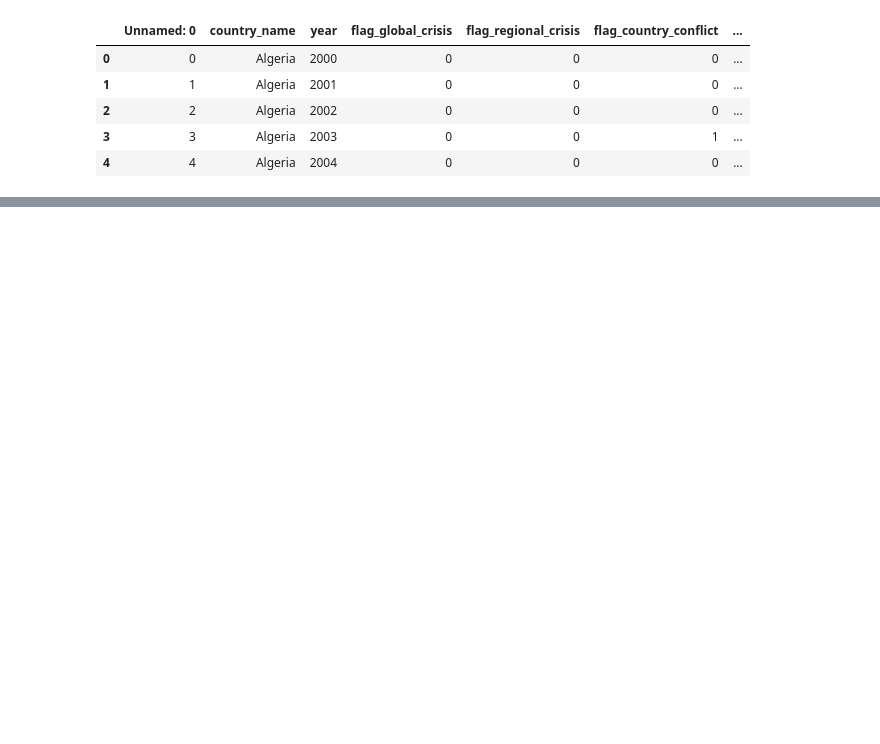
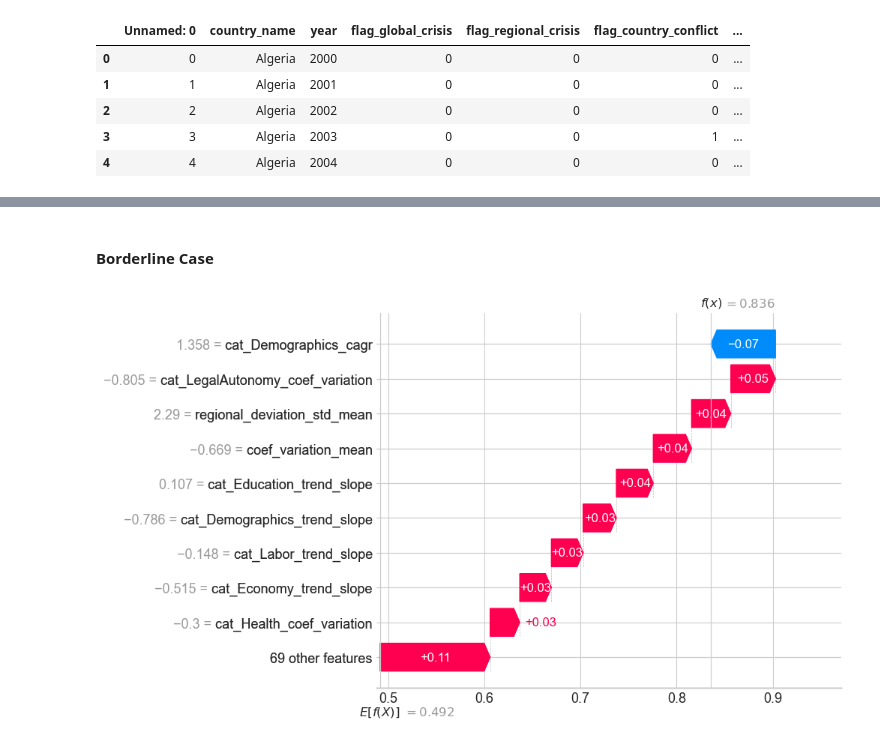
Before and after one commit to daniehben/worldbank-api-pipeline, a Jupyter notebook: notebooks/classification.ipynb, the cells around one changed output, grey strips where cells are left out. Cells and saved outputs as stored; diff of their text form; code cells hidden in the pictures; blank space fills up the shorter version.

```diff
--- a/notebooks/classification.ipynb
+++ b/notebooks/classification.ipynb
@@ -52,0 +872,13 @@ df.head()
+# %% [markdown]
+#### Borderline Case
+# %%
+shap.plots.waterfall(
+    shap.Explanation(
+        values=shap_tp_border,
+        base_values=explainer.expected_value[1],
+        data=X_test_transformed[i_tp_border],
+        feature_names=feature_names
+    )
+)
+# %% [output]
+[figure, added]
```
Also changed, not shown: parts of 134 cells of this notebook, 8 other files.
